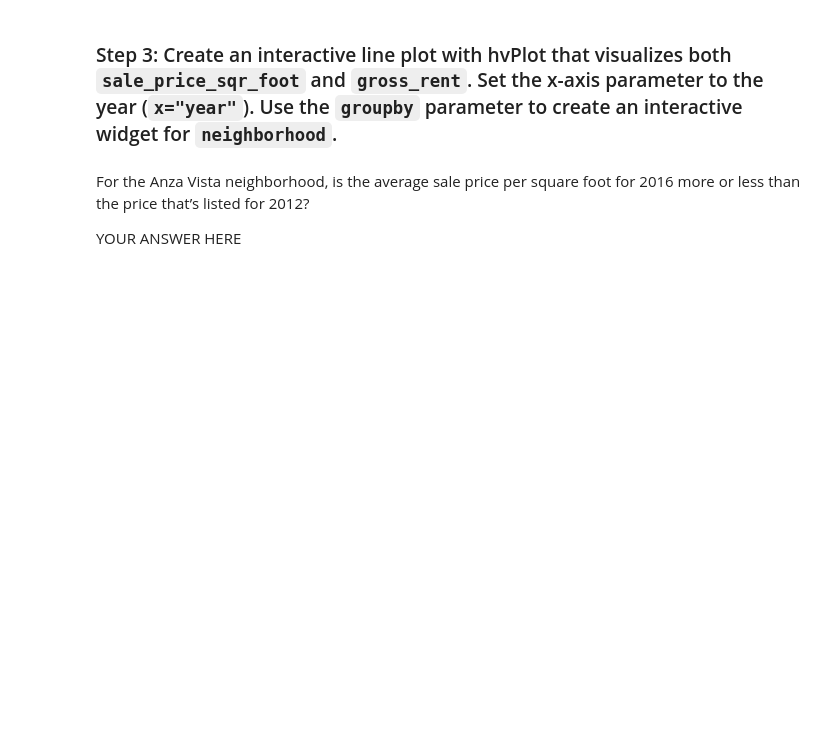
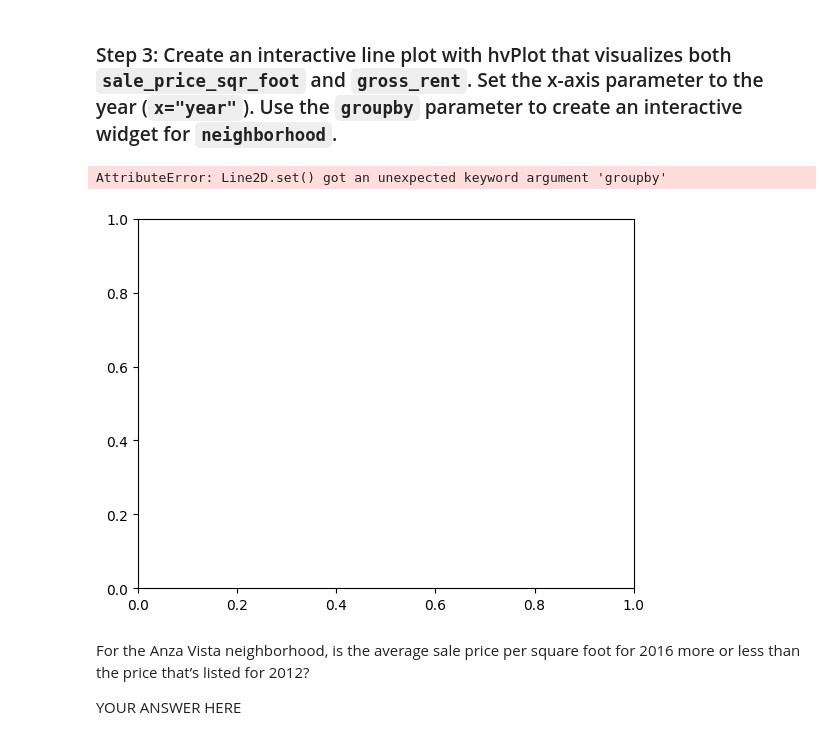
Before and after one commit to ppatel0910/san_francisco_housing_analysis, a Jupyter notebook: san_francisco_housing.ipynb, the cells around one changed output. Drawn from its saved outputs; the diff is of its cells as text; code cells hidden in the pictures; blank space fills up the shorter version.

```diff
--- a/san_francisco_housing.ipynb
+++ b/san_francisco_housing.ipynb
@@ -169,7 +159,5 @@ For this part of the assignment, use interactive visualizations and widgets to e
 ### Step 1: Create a new DataFrame that groups the original DataFrame by year and neighborhood. Aggregate the results by the `mean` of the groups.
 # %%
 # Group by year and neighborhood and then create a new dataframe of the mean values
-prices_by_year_by_neighborhood = # YOUR CODE HERE
-
-# Review the DataFrame
-# YOUR CODE HERE
+prices_by_year_by_neighborhood = sfo_data_df.drop(columns = ["housing_units"]).groupby(["year", "neighborhood"])
+prices_by_year_by_neighborhood.mean()
@@ -177,17 +180,27 @@ prices_by_year_by_neighborhood = # YOUR CODE HERE
 ### Step 2: Filter out the “housing_units” column to create a DataFrame that includes only the `sale_price_sqr_foot` and `gross_rent` averages per year.
 # %%
 # Filter out the housing_units
-prices_by_year_by_neighborhood = # YOUR CODE HERE
+#prices_by_year_by_neighborhood = prices_by_year_by_neighborhood.drop(
+    #columns = "housing_units")
 
 # Review the first and last five rows of the DataFrame
+#prices_by_year_by_neighborhood.head()
 # YOUR CODE HERE
-# YOUR CODE HERE
 # %% [markdown]
 ### Step 3: Create an interactive line plot with hvPlot that visualizes both `sale_price_sqr_foot` and `gross_rent`. Set the x-axis parameter to the year (`x="year"`). Use the `groupby` parameter to create an interactive widget for `neighborhood`.
 # %%
 # Use hvplot to create an interactive line plot of the average price per square foot
 # The plot should have a dropdown selector for the neighborhood
-# YOUR CODE HERE
+prices_by_year_by_neighborhood.plot(
+    x = "year",
+    xlabel = "Year",
+    y = ["sale_price_sqr_foot", "gross_rent"],
+    ylabel = "Price",
+    groupby = "neighborhood"
+)
+# %% [output]
+AttributeError: Line2D.set() got an unexpected keyword argument 'groupby'
+[figure, added]
 # %% [markdown]
 For the Anza Vista neighborhood, is the average sale price per square foot for 2016 more or less than the price that’s listed for 2012?
 
```
Also changed, not shown: parts of 18 cells of this notebook.
